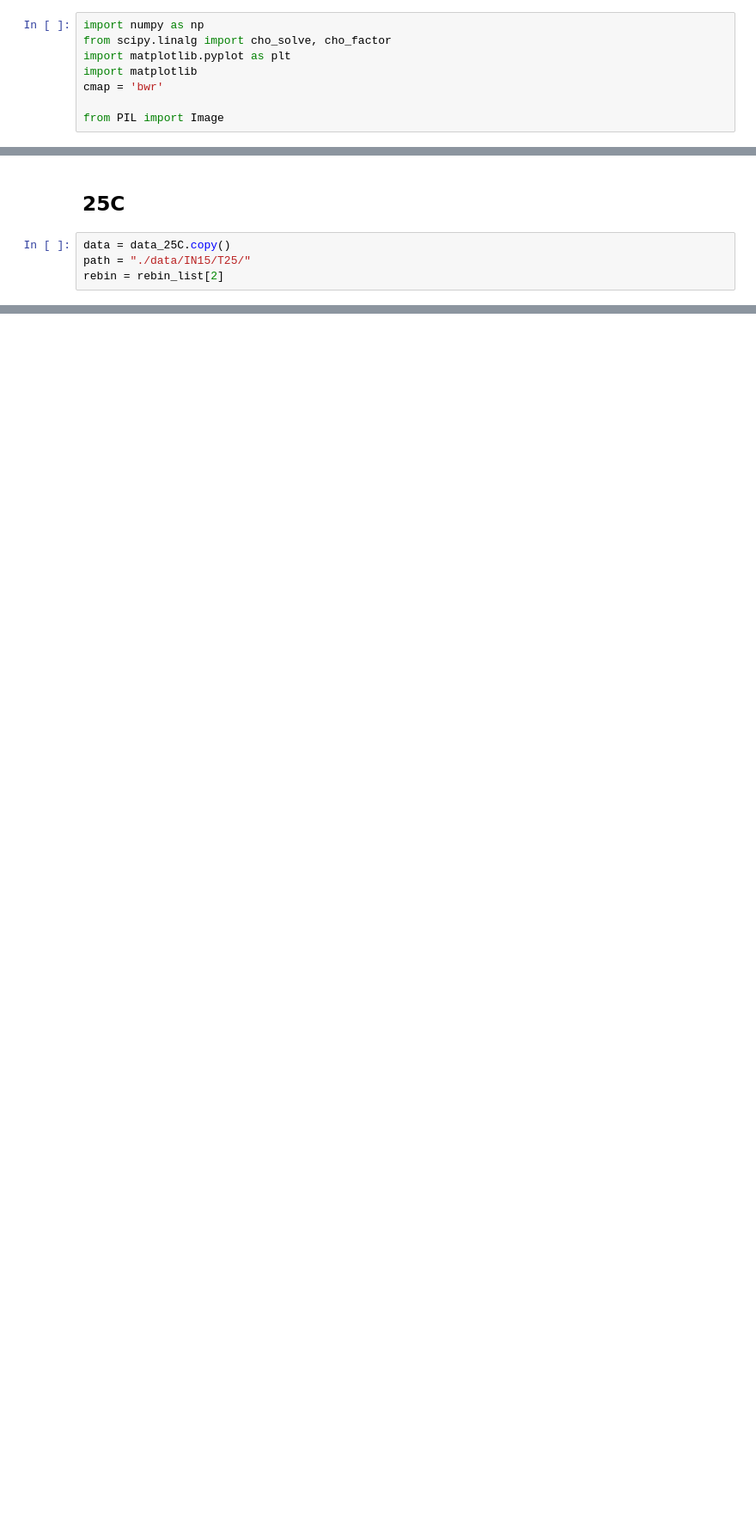
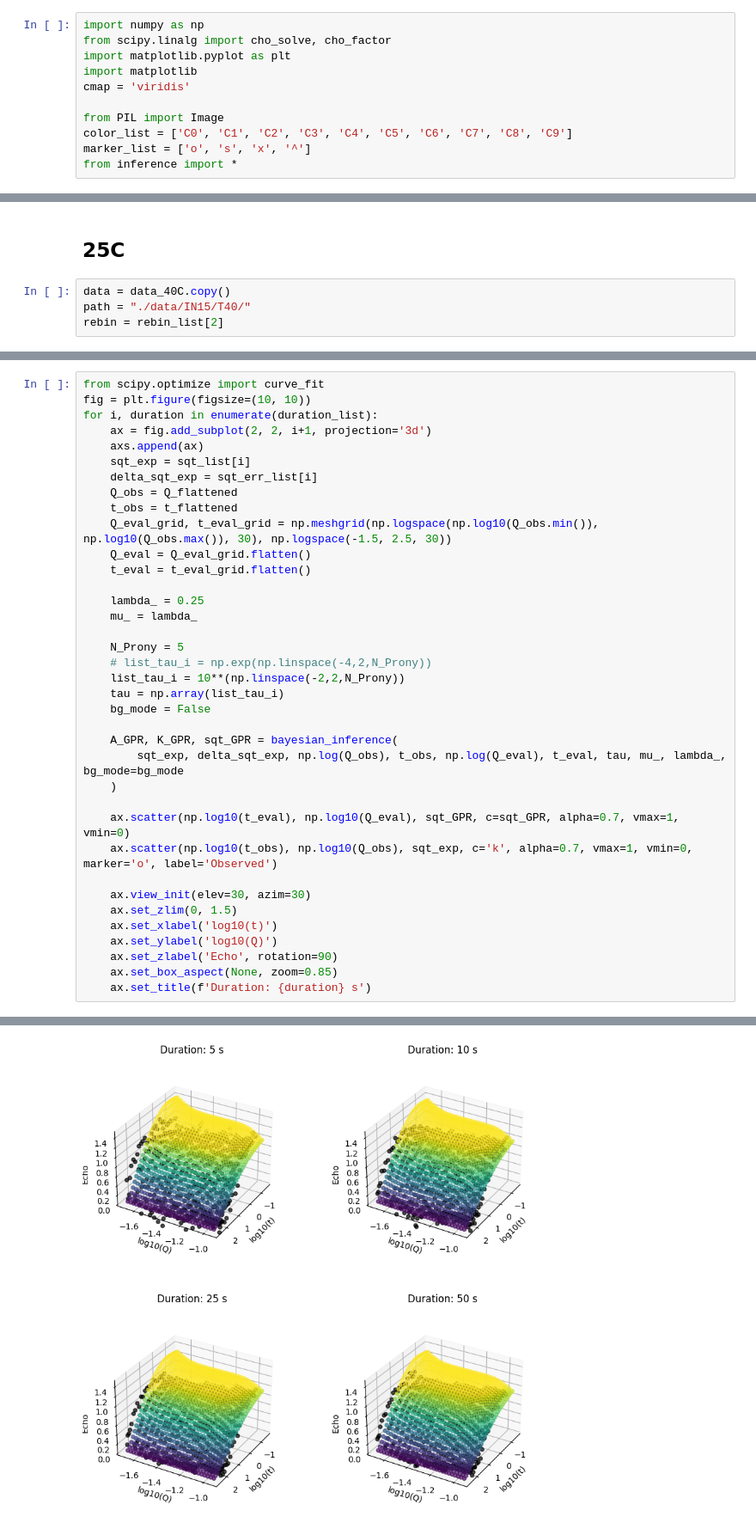
Before and after one commit to ch-tung/MLSR, a Jupyter notebook: spinecho/test_IN15.ipynb, the cells around one changed output, grey strips where cells are left out. Shown at 86% size. Drawn from its saved outputs; the diff is of its cells as text; blank space fills up the shorter version.

Commit message:
test GPR on IN15 data

```diff
--- a/spinecho/test_IN15.ipynb
+++ b/spinecho/test_IN15.ipynb
@@ -3,9 +3,12 @@ import numpy as np
 from scipy.linalg import cho_solve, cho_factor
 import matplotlib.pyplot as plt
 import matplotlib
-cmap = 'bwr'
+cmap = 'viridis'
 
 from PIL import Image
+color_list = ['C0', 'C1', 'C2', 'C3', 'C4', 'C5', 'C6', 'C7', 'C8', 'C9']
+marker_list = ['o', 's', 'x', '^']
+from inference import *
 # %%
 import pandas as pd
 import re
@@ -78,7 +103,7 @@ rebin_list = [3, 6, 9]
 # %% [markdown]
 ## 25C
 # %%
-data = data_25C.copy()
-path = "./data/IN15/T25/"
+data = data_40C.copy()
+path = "./data/IN15/T40/"
 rebin = rebin_list[2]
 # %%
@@ -115,0 +207,38 @@ Q_list
+# %%
+from scipy.optimize import curve_fit
+fig = plt.figure(figsize=(10, 10))
+for i, duration in enumerate(duration_list):
+    ax = fig.add_subplot(2, 2, i+1, projection='3d')
+    axs.append(ax)
+    sqt_exp = sqt_list[i]
+    delta_sqt_exp = sqt_err_list[i]
+    Q_obs = Q_flattened
+    t_obs = t_flattened
+    Q_eval_grid, t_eval_grid = np.meshgrid(np.logspace(np.log10(Q_obs.min()), np.log10(Q_obs.max()), 30), np.logspace(-1.5, 2.5, 30))
+    Q_eval = Q_eval_grid.flatten()
+    t_eval = t_eval_grid.flatten()
+
+    lambda_ = 0.25
+    mu_ = lambda_
+
+    N_Prony = 5
+    # list_tau_i = np.exp(np.linspace(-4,2,N_Prony))
+    list_tau_i = 10**(np.linspace(-2,2,N_Prony))
+    tau = np.array(list_tau_i)
+    bg_mode = False
+
+    A_GPR, K_GPR, sqt_GPR = bayesian_inference(
+        sqt_exp, delta_sqt_exp, np.log(Q_obs), t_obs, np.log(Q_eval), t_eval, tau, mu_, lambda_, bg_mode=bg_mode
+    )
+
+    ax.scatter(np.log10(t_eval), np.log10(Q_eval), sqt_GPR, c=sqt_GPR, alpha=0.7, vmax=1, vmin=0)
+    ax.scatter(np.log10(t_obs), np.log10(Q_obs), sqt_exp, c='k', alpha=0.7, vmax=1, vmin=0, marker='o', label='Observed')
+
+    ax.view_init(elev=30, azim=30)
+    ax.set_zlim(0, 1.5)
+    ax.set_xlabel('log10(t)')
+    ax.set_ylabel('log10(Q)')
+    ax.set_zlabel('Echo', rotation=90)
+    ax.set_box_aspect(None, zoom=0.85)
+    ax.set_title(f'Duration: {duration} s')
+# %% [output]
@@ -115,0 +249 @@ Q_list
+[figure, added]
```
Also changed, not shown: parts of 7 cells of this notebook.
